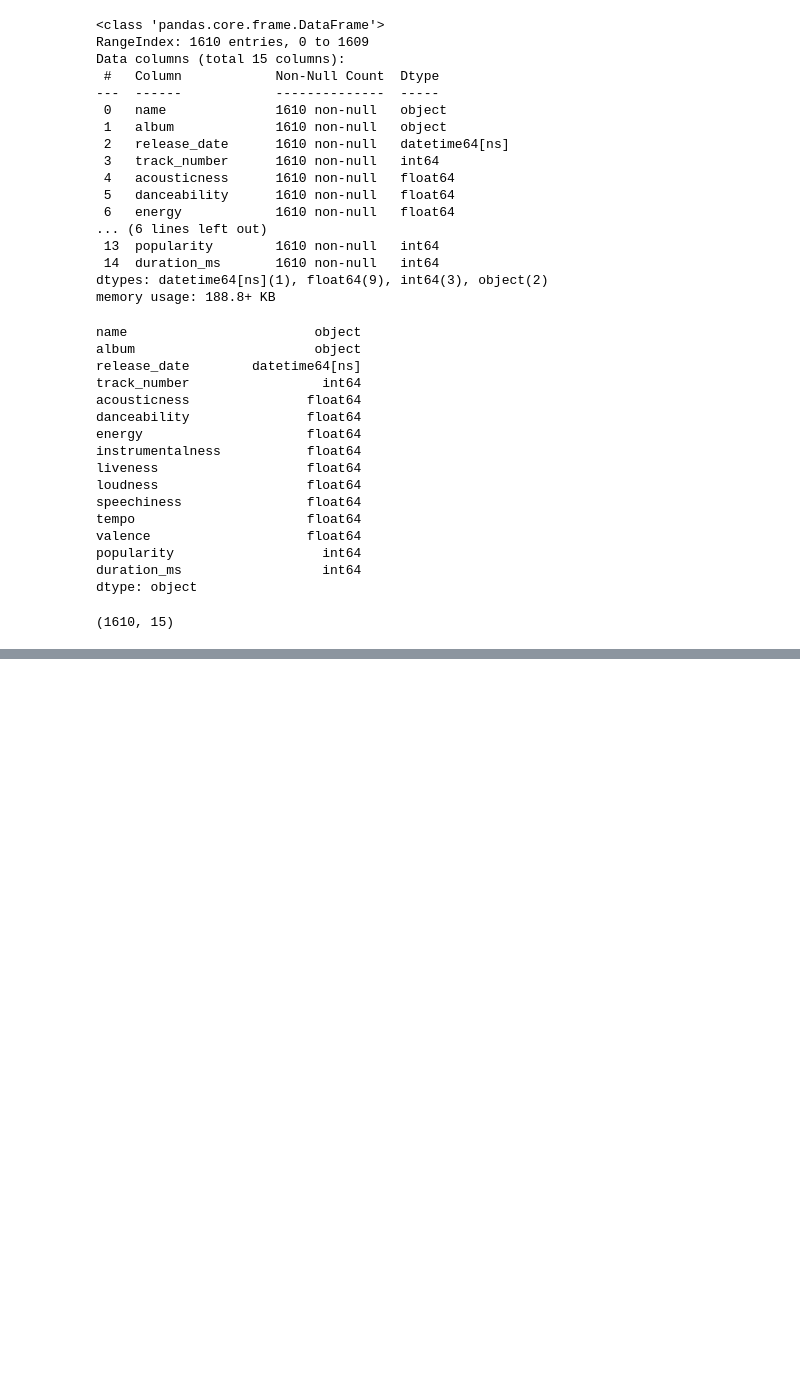
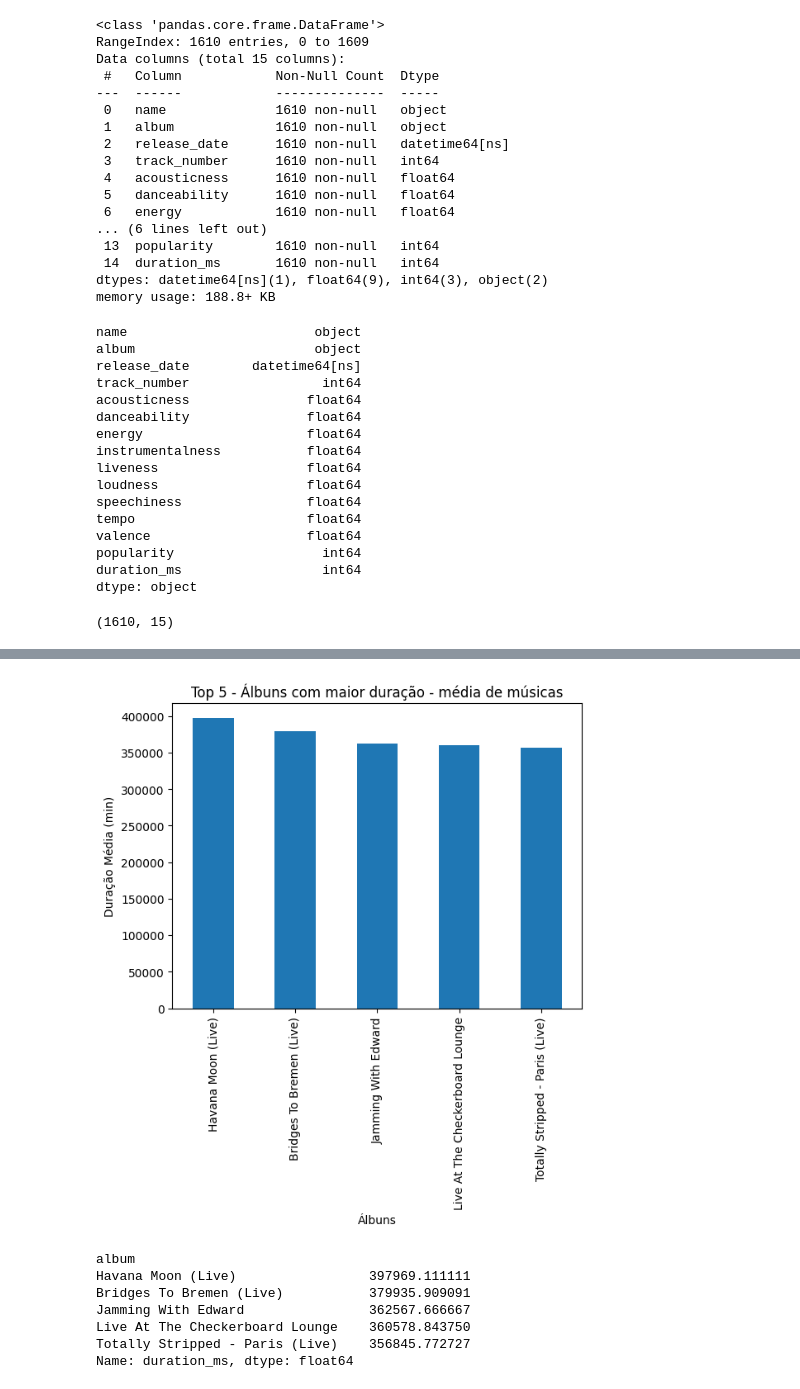
Before and after one commit to DeboraPascoarelli/FIAP_F2A02_ANALISE_EXPLORATORIA_DE_DADOS_EDA, a Jupyter notebook: FASE_2 - MACHINE LEARNIG AND TIME SERIES.ipynb, the cells around one changed output, grey strips where cells are left out. Cells and saved outputs as stored; diff of their text form; code cells hidden in the pictures; blank space fills up the shorter version.

```diff
--- a/FASE_2 - MACHINE LEARNIG AND TIME SERIES.ipynb
+++ b/FASE_2 - MACHINE LEARNIG AND TIME SERIES.ipynb
@@ -513,7 +513,7 @@ danceability: Danceability descreve o quanto uma faixa é adequada para dançar
 
 energia: A energia é uma medida de 0,0 a 1,0 e representa uma medida perceptiva de intensidade e atividade. Normalmente, as faixas energéticas parecem rápidas, altas e barulhentas. Por exemplo, death metal tem alta energia, enquanto prelúdio de Batch pontua baixo na escala. Os recursos perceptíveis que contribuem para esse atributo incluem faixa dinâmica, sonoridade percebida, timbre, taxa de início e entropia geral.
 # %%
-df = pd.read_excel('dataset_rolling_stones.xlsx')    🐼
+df = pd.read_excel('dataset_rolling_stones.xlsx')    #🐼
 # %%
 df.head()
 # %% [output]
@@ -579,0 +679,8 @@ Data Fim:  2022-06-10 00:00:00
+# %%
+#Podemos criar novas colunas em nosso dataframe com operações mátemáticas em cima de outros valores já existentes, utilizando o seguinte código.
+
+df['duracao_em_nin'] = df['duration_ms']/60000
+
+#Vamos ver nosso dataset novamente, para ver como ficou a nova coluna criada, desta vez vamos olhar somente as primeiras 5 linhas
+
+df.head(5)
@@ -579,0 +732,25 @@ Data Fim:  2022-06-10 00:00:00
+# %%
+#Importando a biblioteca matplotlib, uma das principais e mais básicas biblioteca gráfica do python, com ela conseguimos gerar vários tipos de gráficos customizados.
+
+# Vamos ordernar do maior para o menor os albuns que possuem as músicas com maiores médias de tempo e salvar em uma nova variável.
+df_maior_duracao_musica = df.groupby('album')['duration_ms'].mean(numeric_only=True).sort_values(ascending=False)
+
+#Agora vamos trazer os Top 5 em um gráfico de barras simples, com o seguinte comando.
+
+df_maior_duracao_musica.head(5).plot(kind='bar') #Aqui estamos definindo qual o tipo de gráfico queremos utilizar.
+plt.xlabel('Álbuns') #Aqui estamos dando um título para nosso eixo horizontal do gráfico
+plt.ylabel('Duração Média (min)') #Aqui estamos dando um título para nosso eixo vertical do gráfico
+plt.title('Top 5 - Álbuns com maior duração - média de músicas') #Título do Gráfico
+plt.show() #Mostrando o gráfico
+
+#Vamos trazer os valores desse Top 5 abaixo do gráfico, para podermos analisar mais detalhadamente caso precise.
+display(df_maior_duracao_musica.head(5))
+# %% [output]
+[figure, added]
+album
+Havana Moon (Live)                 397969.111111
+Bridges To Bremen (Live)           379935.909091
+Jamming With Edward                362567.666667
+Live At The Checkerboard Lounge    360578.843750
+Totally Stripped - Paris (Live)    356845.772727
+Name: duration_ms, dtype: float64
```
Also changed, not shown: parts of 17 cells of this notebook.
